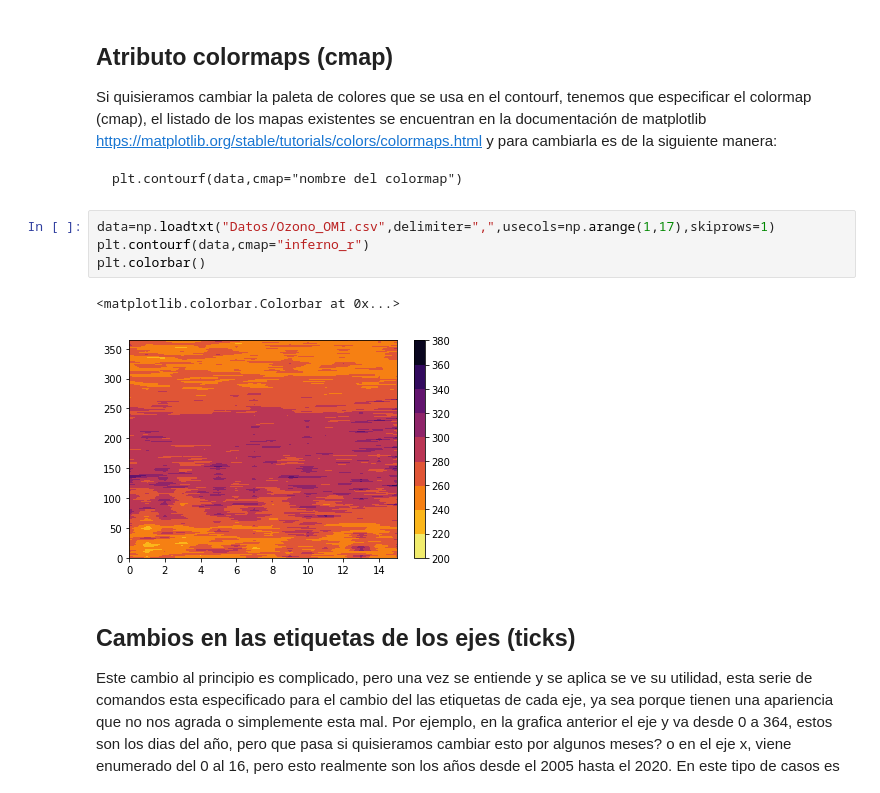
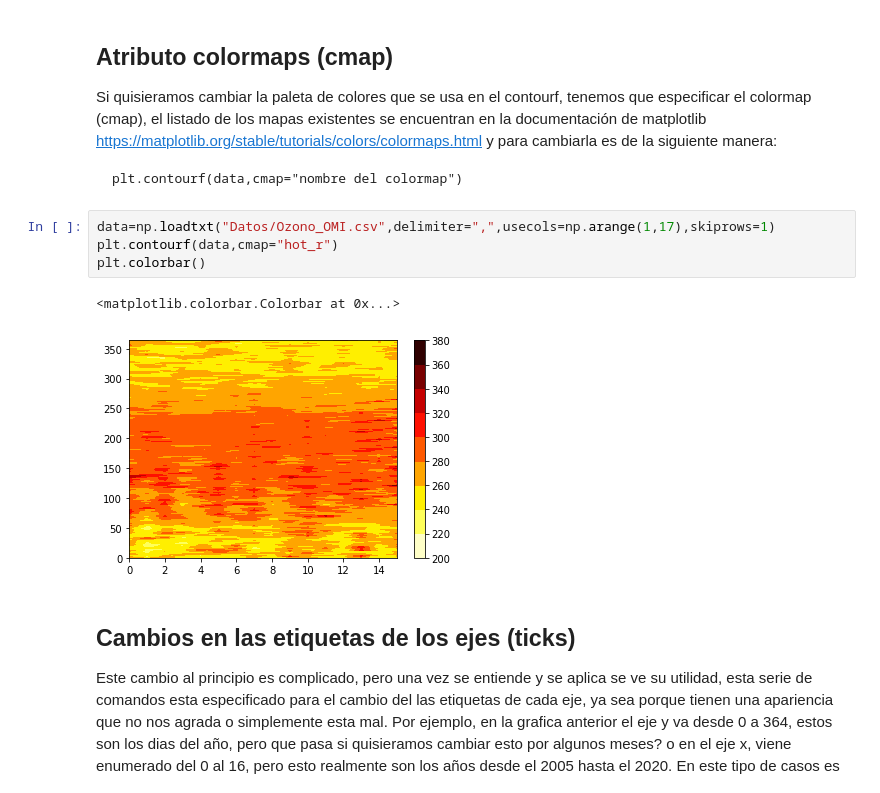
Before and after one commit to giovannilopez9808/Taller_python_ene2021, a Jupyter notebook: Sesiones/matplotlib.ipynb, the cells around one changed output. Saved outputs shown, nothing was run; the diff lists cells and outputs as text.

````diff
--- a/Sesiones/matplotlib.ipynb
+++ b/Sesiones/matplotlib.ipynb
@@ -120,11 +151,11 @@ plt.contourf(data,cmap="nombre del colormap")
 ```
 # %%
 data=np.loadtxt("Datos/Ozono_OMI.csv",delimiter=",",usecols=np.arange(1,17),skiprows=1)
-plt.contourf(data,cmap="inferno_r")
+plt.contourf(data,cmap="hot_r")
 plt.colorbar()
 # %% [output]
 <matplotlib.colorbar.Colorbar at 0x...>
-[figure, old version]
+[figure, new version]
 # %% [markdown]
 ## Cambios en las etiquetas de los ejes (ticks)
 Este cambio al principio es complicado, pero una vez se entiende y se aplica se ve su utilidad, esta serie de comandos esta especificado para el cambio del las etiquetas de cada eje, ya sea porque tienen una apariencia que no nos agrada o simplemente esta mal. Por ejemplo, en la grafica anterior el eje y va desde 0 a 364, estos son los dias del año, pero que pasa si quisieramos cambiar esto por algunos meses? o en el eje x, viene enumerado del 0 al 16, pero esto realmente son los años desde el 2005 hasta el 2020. En este tipo de casos es donde entra este cambio.
````
Also changed, not shown: parts of 9 cells of this notebook, 6 other files.
